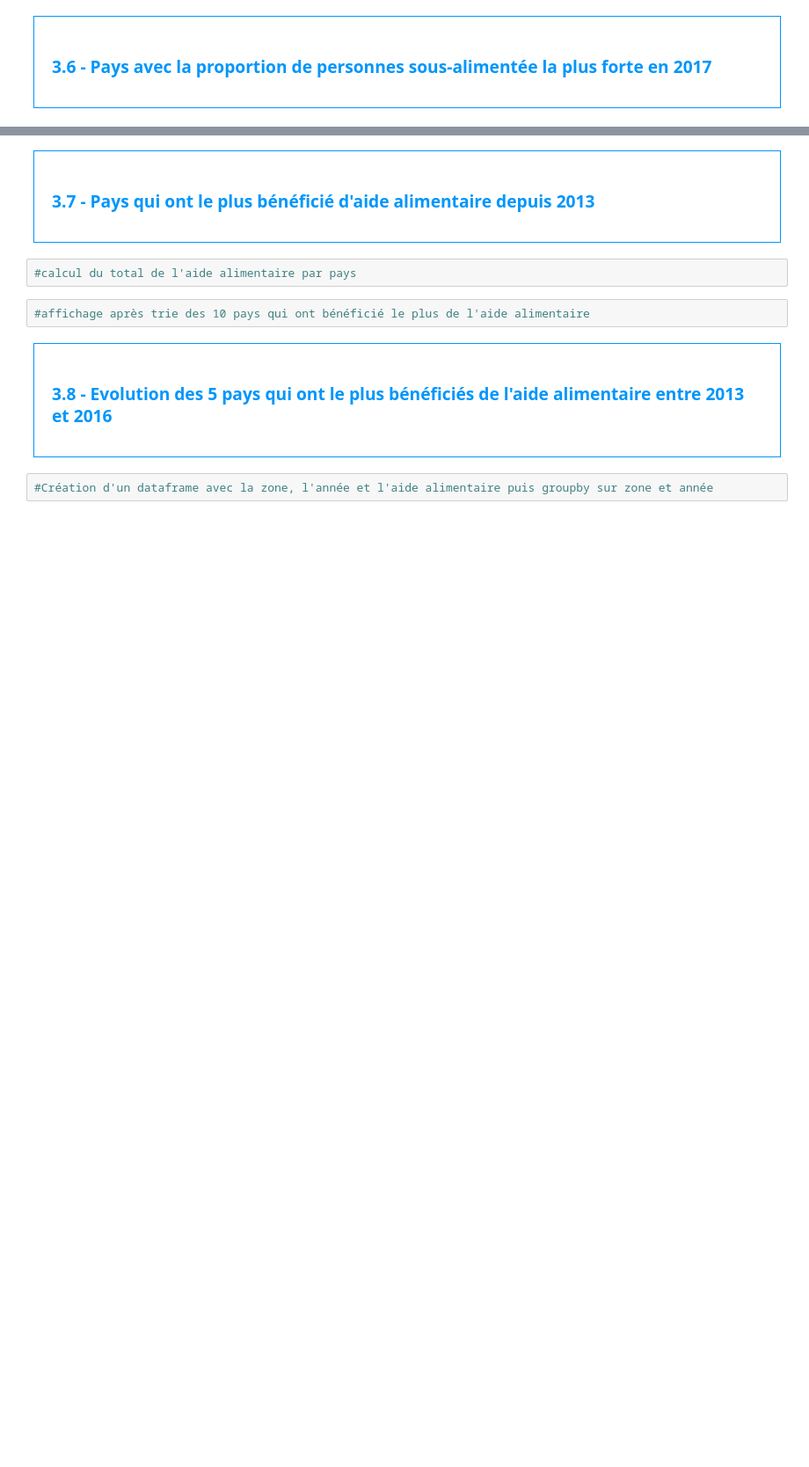
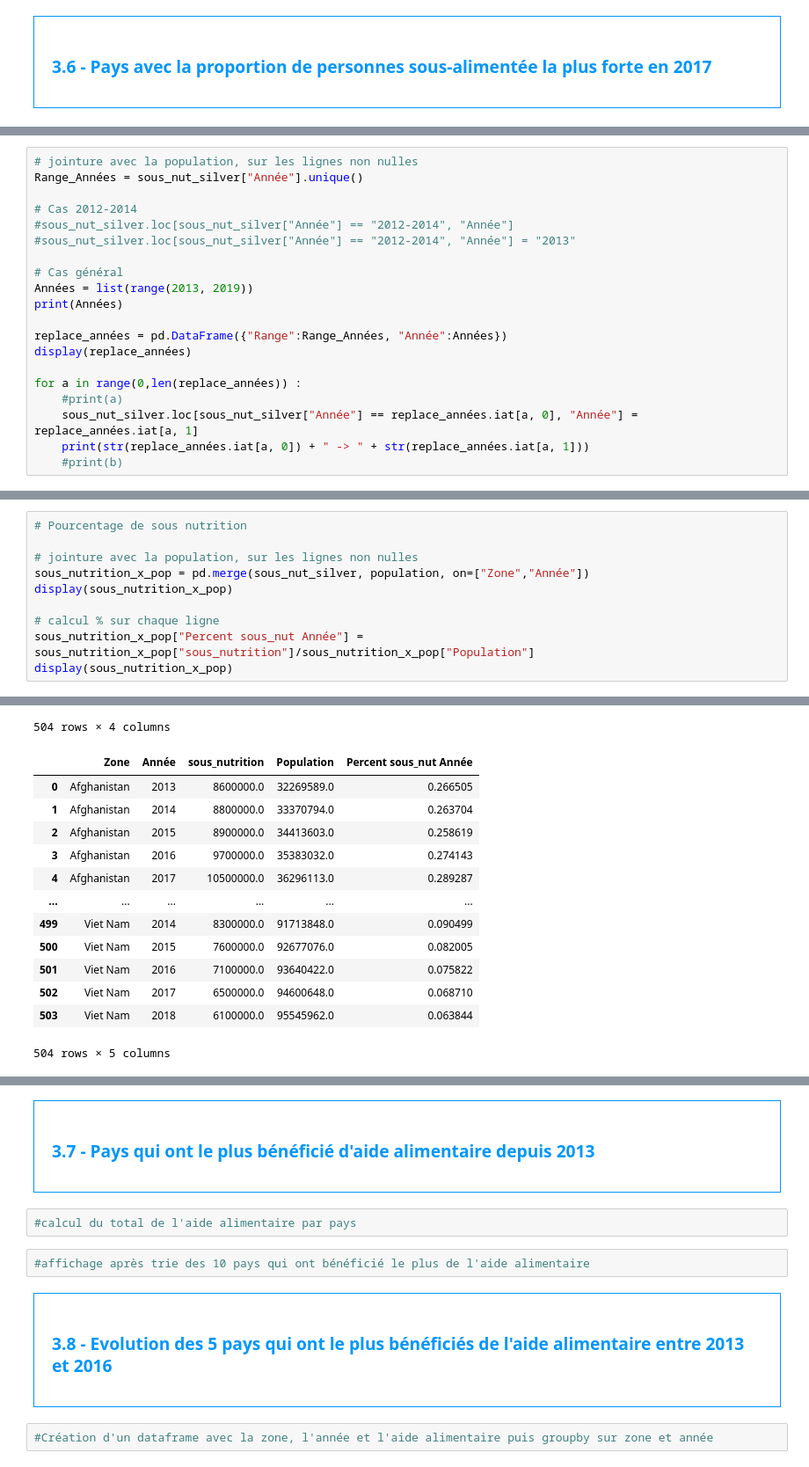
Before and after one commit to ArnaudDescamps/Data-and-AI, a Jupyter notebook: Template+Julien+(1).ipynb, the cells around one changed output, grey strips where cells are left out. Shown at 88% size. Drawn from its saved outputs; the diff is of its cells as text; blank space fills up the shorter version.

```diff
--- a/Template+Julien+(1).ipynb
+++ b/Template+Julien+(1).ipynb
@@ -469,0 +776,20 @@ Proportion de personnes en sous-nutrition
+# %%
+# jointure avec la population, sur les lignes non nulles
+Range_Années = sous_nut_silver["Année"].unique()
+
+# Cas 2012-2014
+#sous_nut_silver.loc[sous_nut_silver["Année"] == "2012-2014", "Année"]
+#sous_nut_silver.loc[sous_nut_silver["Année"] == "2012-2014", "Année"] = "2013"
+
+# Cas général
+Années = list(range(2013, 2019))
+print(Années)
+
+replace_années = pd.DataFrame({"Range":Range_Années, "Année":Années})
+display(replace_années)
+
+for a in range(0,len(replace_années)) :
+    #print(a)
+    sous_nut_silver.loc[sous_nut_silver["Année"] == replace_années.iat[a, 0], "Année"] = replace_années.iat[a, 1]
+    print(str(replace_années.iat[a, 0]) + " -> " + str(replace_années.iat[a, 1]))
+    #print(b)
@@ -469,0 +824,11 @@ Proportion de personnes en sous-nutrition
+# %%
+# Pourcentage de sous nutrition
+
+# jointure avec la population, sur les lignes non nulles
+sous_nutrition_x_pop = pd.merge(sous_nut_silver, population, on=["Zone","Année"])
+display(sous_nutrition_x_pop)
+
+# calcul % sur chaque ligne
+sous_nutrition_x_pop["Percent sous_nut Année"] = sous_nutrition_x_pop["sous_nutrition"]/sous_nutrition_x_pop["Population"]
+display(sous_nutrition_x_pop)
+# %% [output]
@@ -470,2 +847,16 @@ Proportion de personnes en sous-nutrition
+504 rows × 4 columns
+|  | Zone | Année | sous_nutrition | Population | Percent sous_nut Année |
+| 0 | Afghanistan | 2013 | 8600000.0 | 32269589.0 | 0.266505 |
+| 1 | Afghanistan | 2014 | 8800000.0 | 33370794.0 | 0.263704 |
+| 2 | Afghanistan | 2015 | 8900000.0 | 34413603.0 | 0.258619 |
+| 3 | Afghanistan | 2016 | 9700000.0 | 35383032.0 | 0.274143 |
+| 4 | Afghanistan | 2017 | 10500000.0 | 36296113.0 | 0.289287 |
+| ... | ... | ... | ... | ... | ... |
+| 499 | Viet Nam | 2014 | 8300000.0 | 91713848.0 | 0.090499 |
+| 500 | Viet Nam | 2015 | 7600000.0 | 92677076.0 | 0.082005 |
+| 501 | Viet Nam | 2016 | 7100000.0 | 93640422.0 | 0.075822 |
+| 502 | Viet Nam | 2017 | 6500000.0 | 94600648.0 | 0.068710 |
+| 503 | Viet Nam | 2018 | 6100000.0 | 95545962.0 | 0.063844 |
+504 rows × 5 columns
 # %%
 #affichage après trie des 10 pires pays
```
Also changed, not shown: parts of 28 cells of this notebook, 9 other files.
